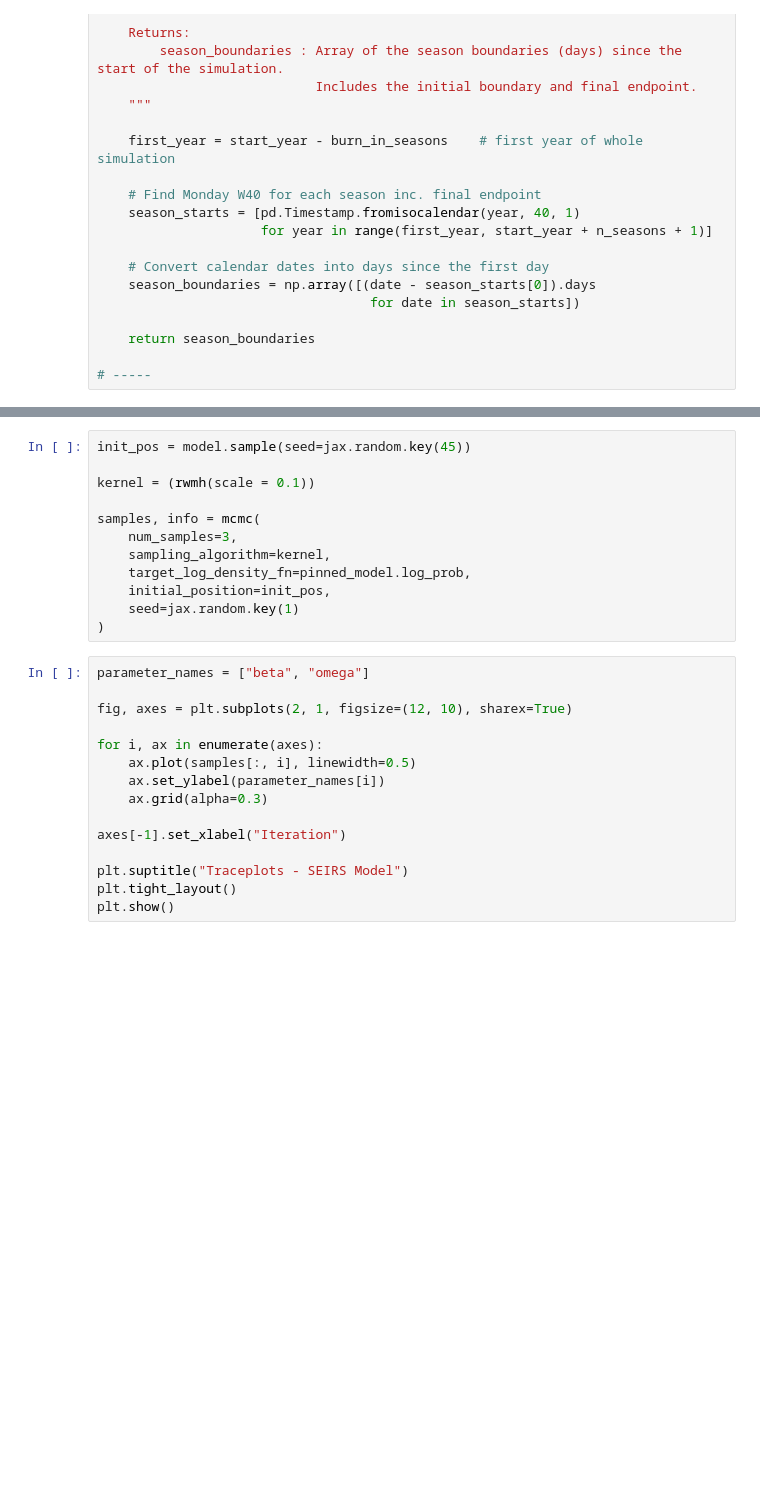
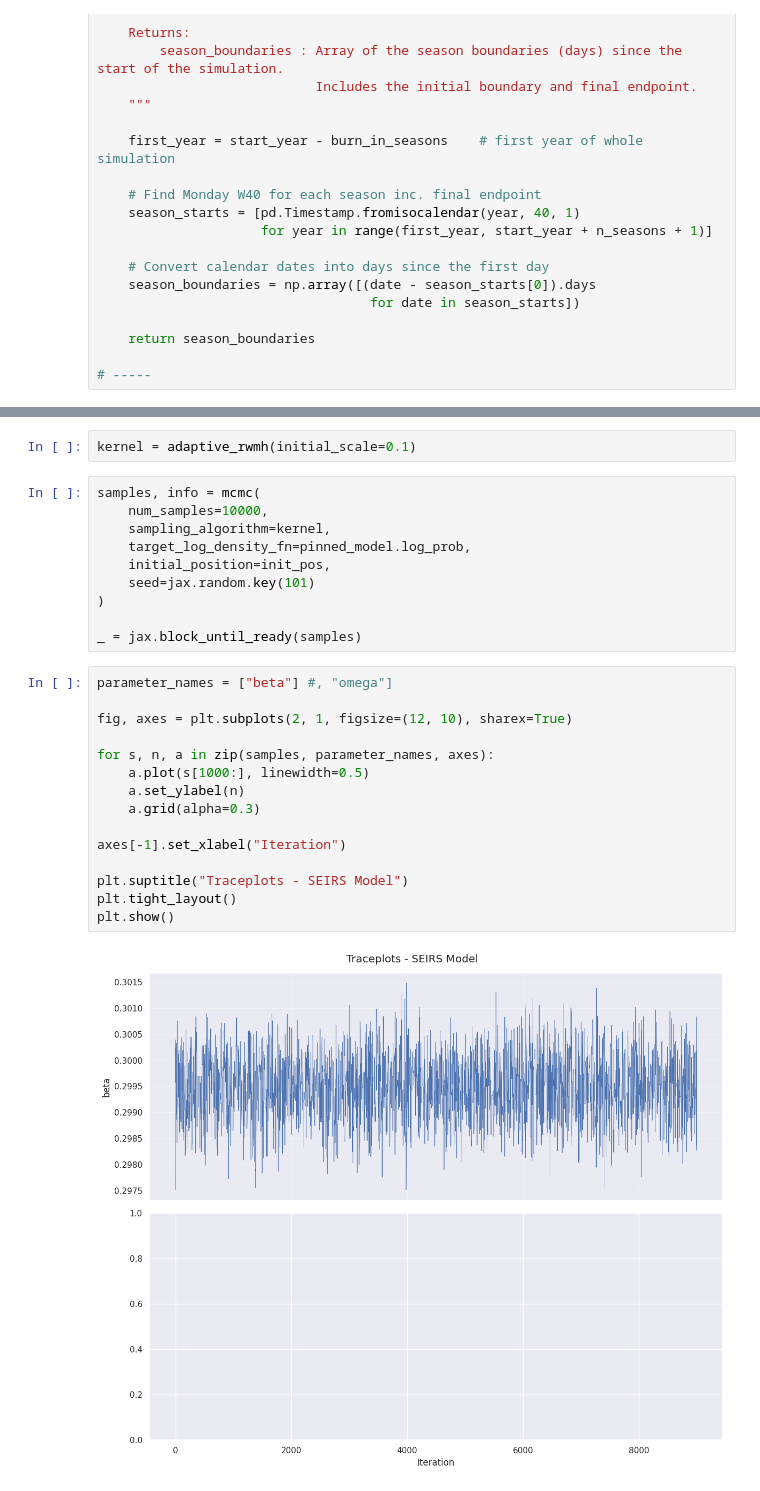
Before and after one commit to e-foster/flu-modelling-nihr, a Jupyter notebook: 05-simple-gemlib-flu-modelling.ipynb, the cells around one changed output, grey strips where cells are left out. Cells and saved outputs as stored; diff of their text form; blank space fills up the shorter version.

```diff
--- a/05-simple-gemlib-flu-modelling.ipynb
+++ b/05-simple-gemlib-flu-modelling.ipynb
@@ -158,27 +204,29 @@ pinned_model = model.experimental_pin(obs_cases = sim_df['positive'])
+# %%
+kernel = adaptive_rwmh(initial_scale=0.1)
 # %%
-init_pos = model.sample(seed=jax.random.key(45))
-
-kernel = (rwmh(scale = 0.1))
-
 samples, info = mcmc(
-    num_samples=3,
+    num_samples=10000,
     sampling_algorithm=kernel,
     target_log_density_fn=pinned_model.log_prob,
     initial_position=init_pos,
-    seed=jax.random.key(1)
+    seed=jax.random.key(101)
 )
+
+_ = jax.block_until_ready(samples)
 # %%
-parameter_names = ["beta", "omega"]
+parameter_names = ["beta"] #, "omega"]
 
 fig, axes = plt.subplots(2, 1, figsize=(12, 10), sharex=True)
 
-for i, ax in enumerate(axes):
-    ax.plot(samples[:, i], linewidth=0.5)
-    ax.set_ylabel(parameter_names[i])
-    ax.grid(alpha=0.3)
+for s, n, a in zip(samples, parameter_names, axes):
+    a.plot(s[1000:], linewidth=0.5)
+    a.set_ylabel(n)
+    a.grid(alpha=0.3)
 
 axes[-1].set_xlabel("Iteration")
 
 plt.suptitle("Traceplots - SEIRS Model")
 plt.tight_layout()
 plt.show()
+# %% [output]
+[figure, added]
```
Also changed, not shown: parts of 13 cells of this notebook.
